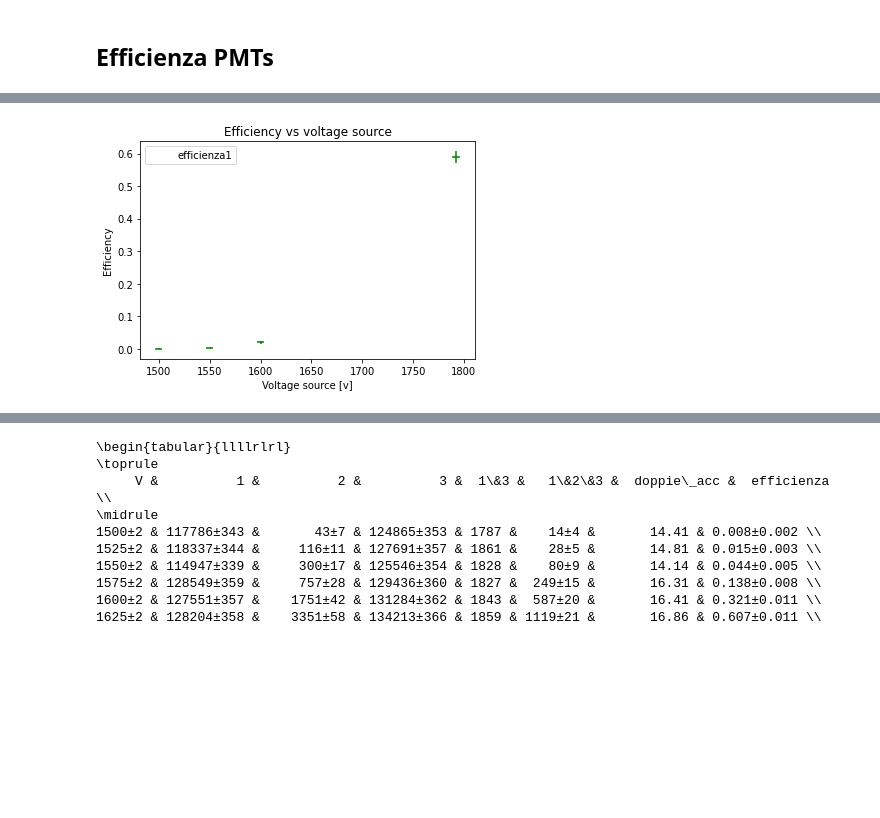
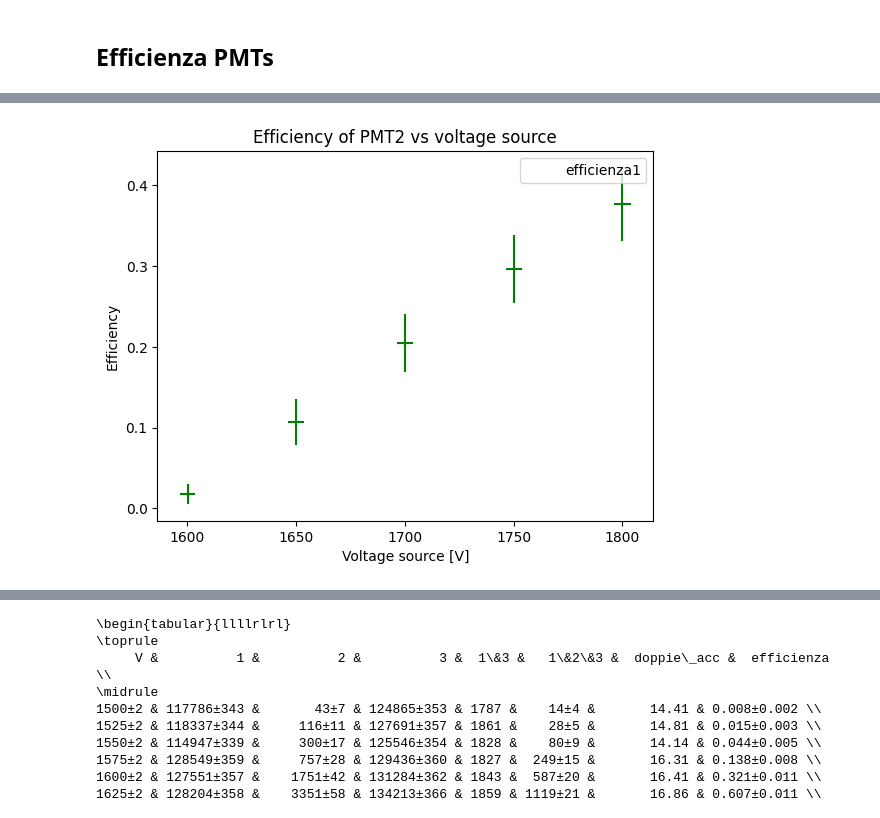
Before and after one commit to zenith378/MuLife, a Jupyter notebook: Logbook.ipynb, the cells around one changed output, grey strips where cells are left out. Drawn from its saved outputs; the diff is of its cells as text; code cells hidden in the pictures; blank space fills up the shorter version.

```diff
--- a/Logbook.ipynb
+++ b/Logbook.ipynb
@@ -156,14 +121,15 @@ fig_4=df_eff3.plot(x='V',y='efficienza',
 # %%
-df_eff1 = pd.read_csv("./data/eff1.txt",sep="\t")
-df_eff1['efficienza1']=df_eff1['1&2&3']/df_eff1['2&3']
-df_eff1['err_V1']=(df_eff1['V1']*0.0005+1)*2
-df_eff1['err_eff1']=np.sqrt(df_eff1['efficienza1']*(1-df_eff1['efficienza1'])/df_eff1['2&3'])*2
-fig_4=df_eff1.plot(x='V1',y='efficienza1',
-             title='Efficiency vs voltage source',
-             xlabel='Voltage source [v]',ylabel='Efficiency',xerr='err_V1',yerr='err_eff1',style='.',color='green',linestyle='None'
+df_eff1 = pd.read_csv("./Dati/Punto_di_lavor/PMT2.txt",sep="\t")
+df_eff1['efficienza1']=df_eff1['7&4&2']/df_eff1['7&4']
+df_eff1['err_V']=(df_eff1['Alimentazione PMT2 [V]']*0.0005+1)*2
+df_eff1['err_eff1']=np.sqrt(df_eff1['efficienza1']*(1-df_eff1['efficienza1'])/df_eff1['7&4'])*2
+fig_4=df_eff1.plot(x='Alimentazione PMT2 [V]',y='efficienza1',
+             title='Efficiency of PMT2 vs voltage source',
+             xlabel='Voltage source [V]',ylabel='Efficiency',xerr='err_V',yerr='err_eff1',style='.',color='green',linestyle='None'
                 ).get_figure()
+fig_4.savefig('./Plots/Punti di lavoro/eff_2.pdf')
 # %% [output]
-[figure, old version]
+[figure, new version]
 # %%
 fig = plt.figure()
 
```
Also changed, not shown: parts of 43 cells of this notebook.
